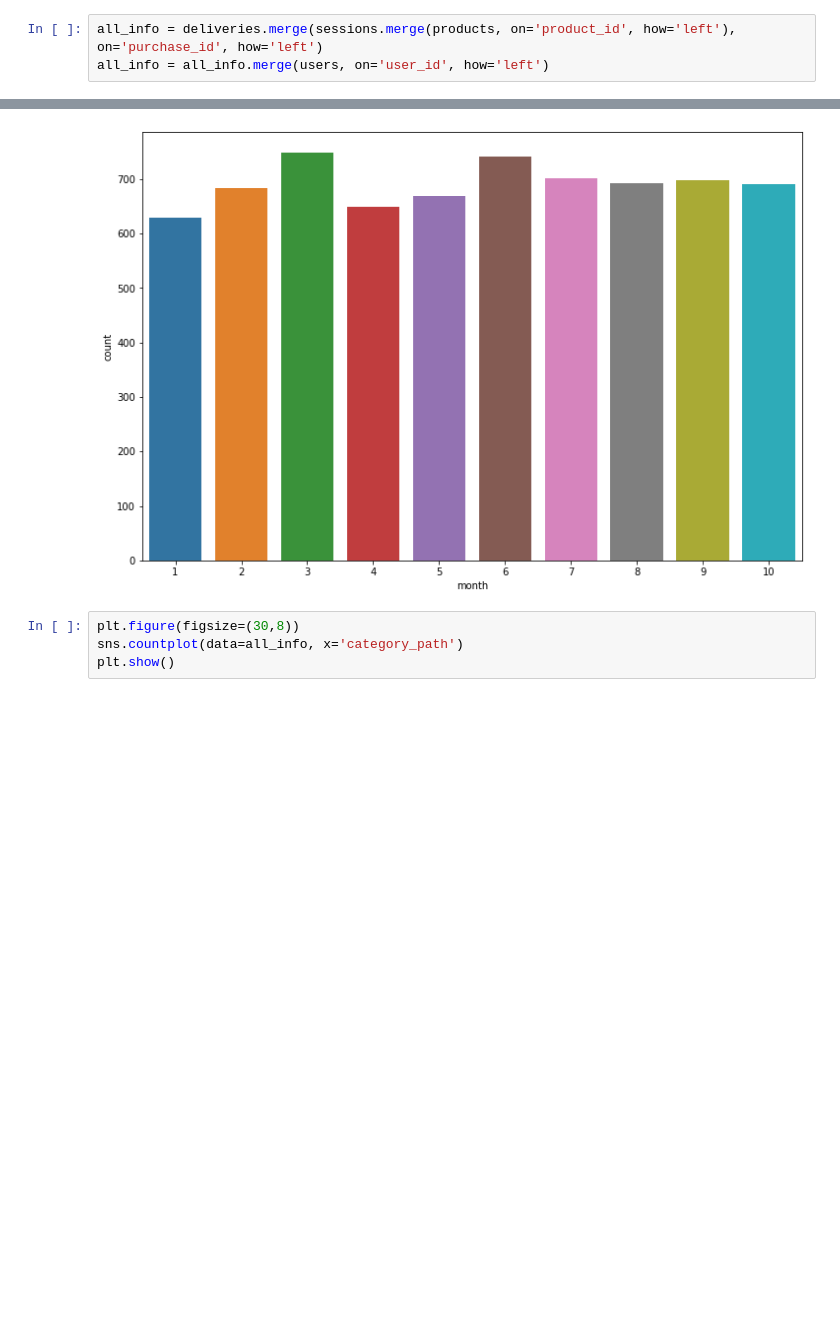
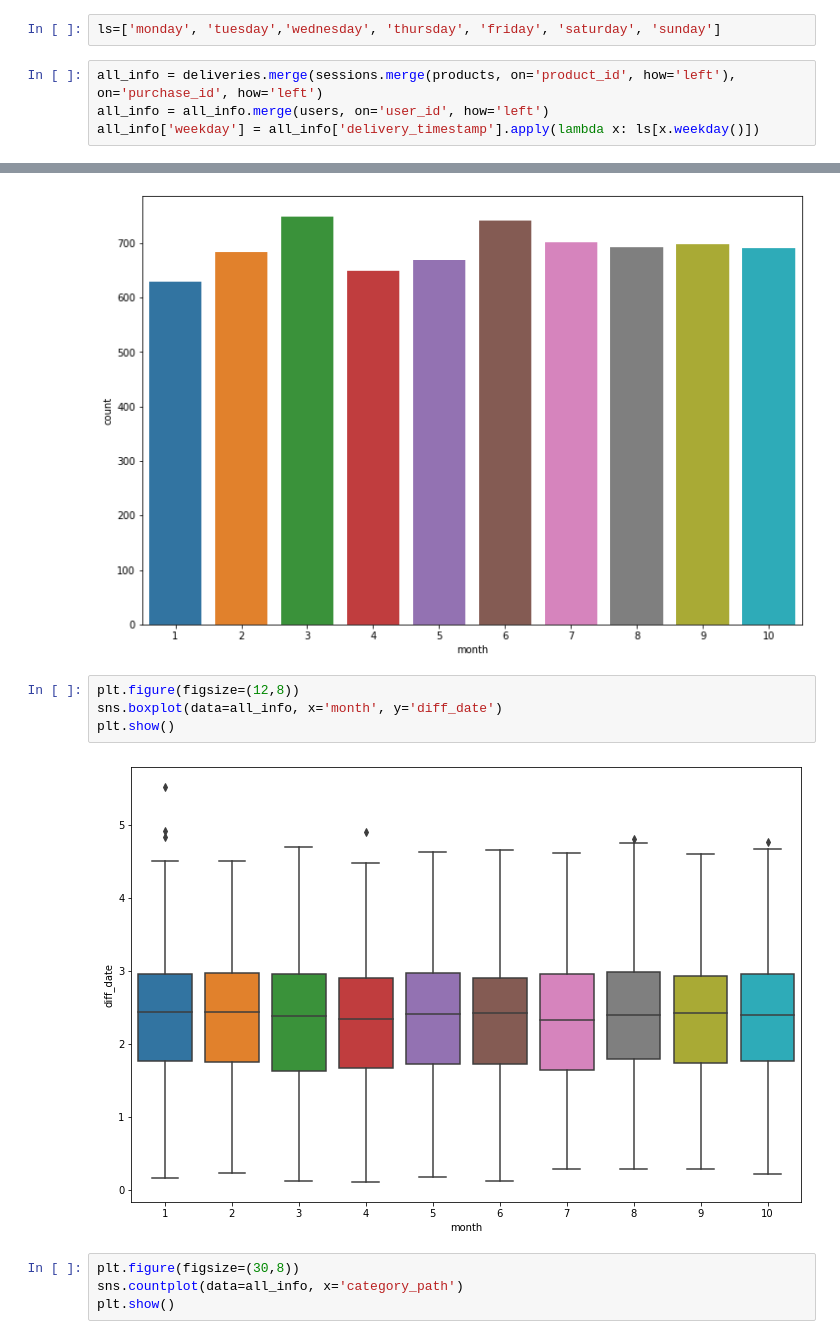
Before and after one commit to pszachew/Delivery-Prediction, a Jupyter notebook: EDA.ipynb, the cells around one changed output, grey strips where cells are left out. Saved outputs shown, nothing was run; the diff lists cells and outputs as text; blank space fills up the shorter version.

Commit message:
add more plots

```diff
--- a/EDA.ipynb
+++ b/EDA.ipynb
@@ -109,15 +109,24 @@ min         1.000000
 75%         8.000000
 max        10.000000
 Name: month, dtype: float64
+# %%
+ls=['monday', 'tuesday','wednesday', 'thursday', 'friday', 'saturday', 'sunday']
 # %%
 all_info = deliveries.merge(sessions.merge(products, on='product_id', how='left'), on='purchase_id', how='left')
 all_info = all_info.merge(users, on='user_id', how='left')
+all_info['weekday'] = all_info['delivery_timestamp'].apply(lambda x: ls[x.weekday()])
 # %%
 plt.figure(figsize=(12,8))
 sns.countplot(data=all_info, x='month')
 plt.show()
 # %% [output]
 [figure]
+# %%
+plt.figure(figsize=(12,8))
+sns.boxplot(data=all_info, x='month', y='diff_date')
+plt.show()
+# %% [output]
+[figure, added]
 # %%
 plt.figure(figsize=(30,8))
 sns.countplot(data=all_info, x='category_path')
```
Also changed, not shown: parts of 3 cells of this notebook.
